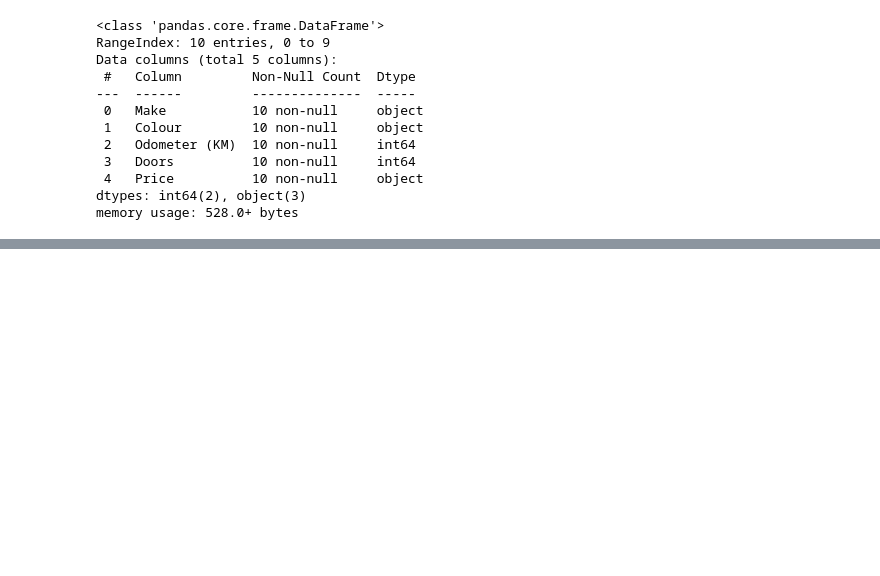
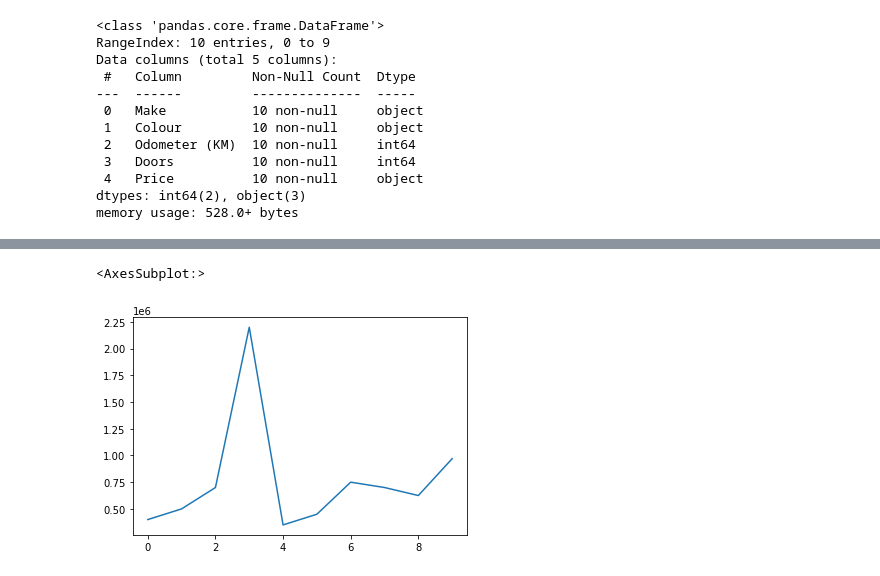
Before and after one commit to HM-bcard/TensorFlow-Developer-Certificate-Bootcamp, a Jupyter notebook: introduction to pandas.ipynb, the cells around one changed output, grey strips where cells are left out. Cells and saved outputs as stored; diff of their text form; code cells hidden in the pictures; blank space fills up the shorter version.

```diff
--- a/introduction to pandas.ipynb
+++ b/introduction to pandas.ipynb
@@ -105,0 +318,7 @@ memory usage: 528.0+ bytes
+# %%
+car_sales["Price"] = car_sales["Price"].str.replace('[\$\,\.%]','').astype(int)
+# %%
+car_sales['Price'].plot()
+# %% [output]
+<AxesSubplot:>
+[figure, added]
```
Also changed, not shown: parts of 51 cells of this notebook.
